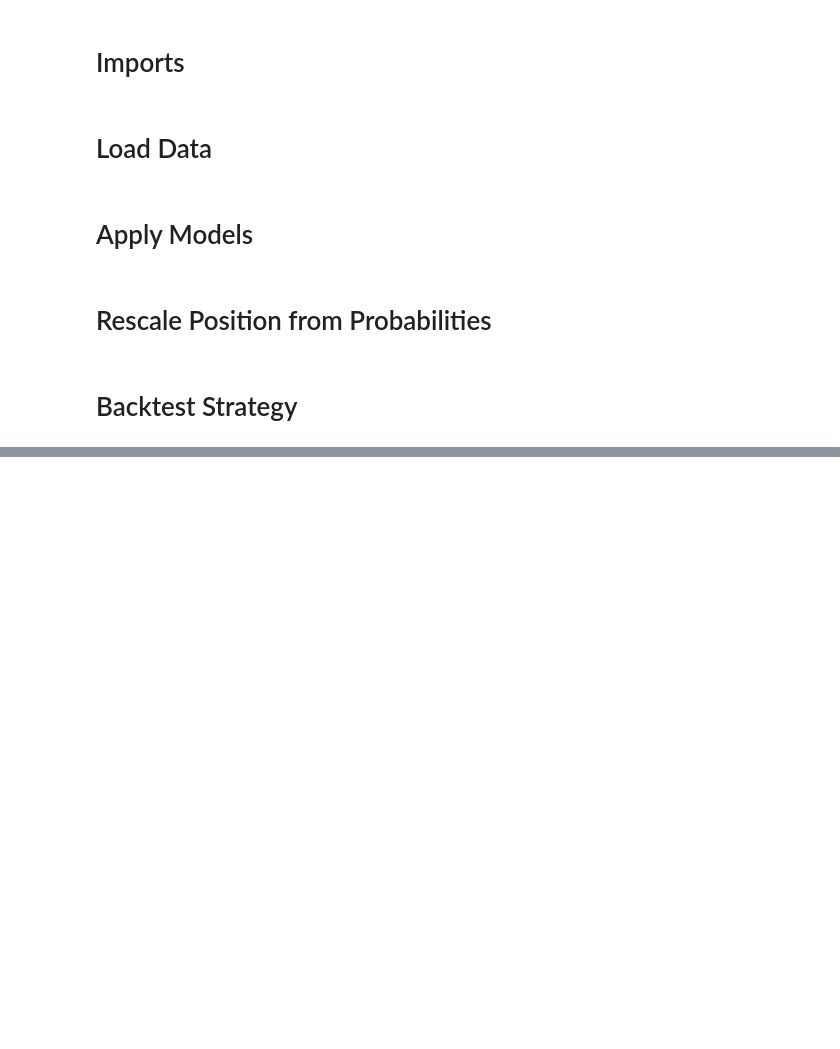
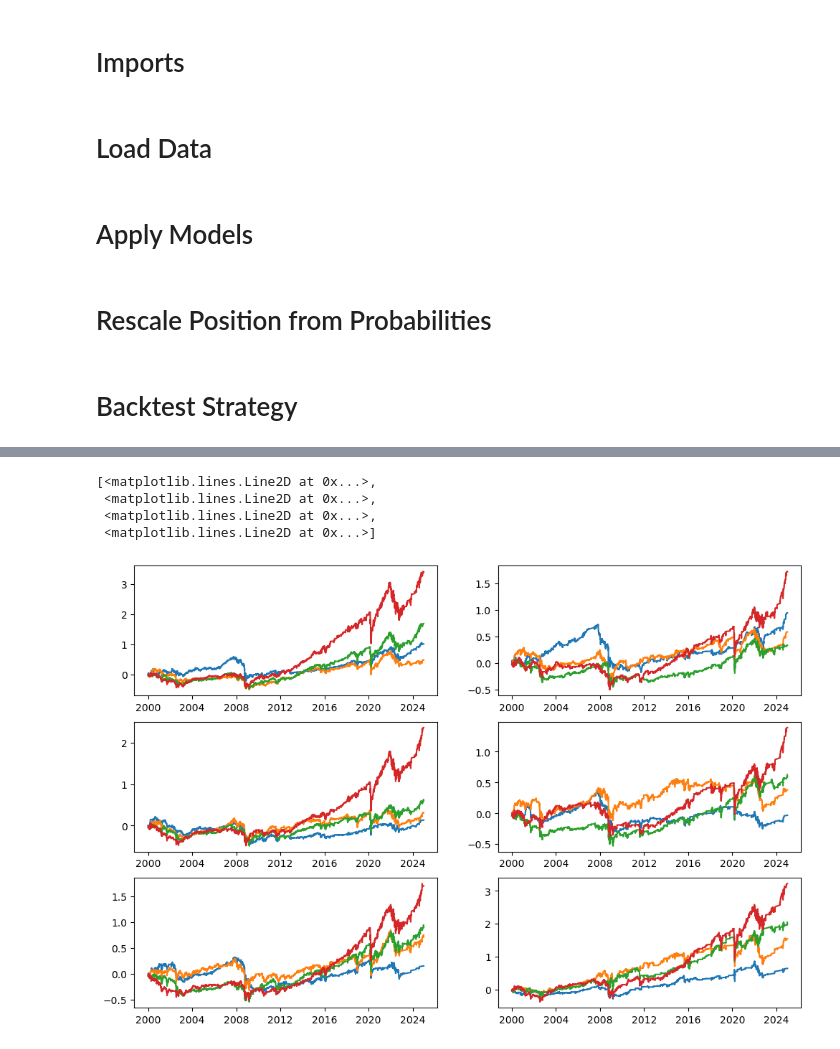
Before and after one commit to BSIC/Momentum_ML, a Jupyter notebook: Backtest.ipynb, the cells around one changed output, grey strips where cells are left out. Saved outputs shown, nothing was run; the diff lists cells and outputs as text; code cells hidden in the pictures; blank space fills up the shorter version.

```diff
--- a/Backtest.ipynb
+++ b/Backtest.ipynb
@@ -64,3 +118,10 @@ position_svm = compute_position(prob_svm)
+# %%
+position_xgb_07 = compute_position(prob_xgb_07)
+position_xgb_08 = compute_position(prob_xgb_08)
+position_xgb_09 = compute_position(prob_xgb_09)
+position_xgb_11 = compute_position(prob_xgb_11)
+position_xgb_12 = compute_position(prob_xgb_12)
+position_xgb_13 = compute_position(prob_xgb_13)
 # %% [markdown]
 # Backtest Strategy
 # %%
@@ -105,3 +180,10 @@ returns_svm = backtest_strategy(position_svm, sp500_data, rf_rate)
+# %%
+returns_xgb_07 = backtest_strategy(position_xgb_07, sp500_data, rf_rate)
+returns_xgb_08 = backtest_strategy(position_xgb_08, sp500_data, rf_rate)
+returns_xgb_09 = backtest_strategy(position_xgb_09, sp500_data, rf_rate)
+returns_xgb_11 = backtest_strategy(position_xgb_11, sp500_data, rf_rate)
+returns_xgb_12 = backtest_strategy(position_xgb_12, sp500_data, rf_rate)
+returns_xgb_13 = backtest_strategy(position_xgb_13, sp500_data, rf_rate)
 # %%
 cum_returns_log_reg = (1 + returns_log_reg).cumprod(axis = 0) - 1
 cum_returns_rf = (1 + returns_rf).cumprod(axis = 0) - 1
@@ -110,3 +206,10 @@ cum_returns_svm = ( 1 + returns_svm).cumprod(axis = 0) - 1
+# %%
+cum_returns_xgb_07 = (1 + returns_xgb_07).cumprod(axis = 0) - 1
+cum_returns_xgb_08 = (1 + returns_xgb_08).cumprod(axis = 0) - 1
+cum_returns_xgb_09 = (1 + returns_xgb_09).cumprod(axis = 0) - 1
+cum_returns_xgb_11 = (1 + returns_xgb_11).cumprod(axis = 0) - 1
+cum_returns_xgb_12 = (1 + returns_xgb_12).cumprod(axis = 0) - 1
+cum_returns_xgb_13 = (1 + returns_xgb_13).cumprod(axis = 0) - 1
 # %%
 fig, ax = plt.subplots(2, 2, figsize = (12, 8))
 ax[0, 0].plot(cum_returns_log_reg)
@@ -121,0 +250,14 @@ ax[1, 1].plot(cum_returns_svm)
+# %%
+fig, ax = plt.subplots(3, 2, figsize = (12, 8))
+ax[0, 0].plot(cum_returns_xgb_07)
+ax[1, 0].plot(cum_returns_xgb_08)
+ax[2, 0].plot(cum_returns_xgb_09)
+ax[0, 1].plot(cum_returns_xgb_11)
+ax[1, 1].plot(cum_returns_xgb_12)
+ax[2,1].plot(cum_returns_xgb_13)
+# %% [output]
+[<matplotlib.lines.Line2D at 0x...>,
+ <matplotlib.lines.Line2D at 0x...>,
+ <matplotlib.lines.Line2D at 0x...>,
+ <matplotlib.lines.Line2D at 0x...>]
+[figure, added]
```
Also changed, not shown: parts of 23 cells of this notebook.
